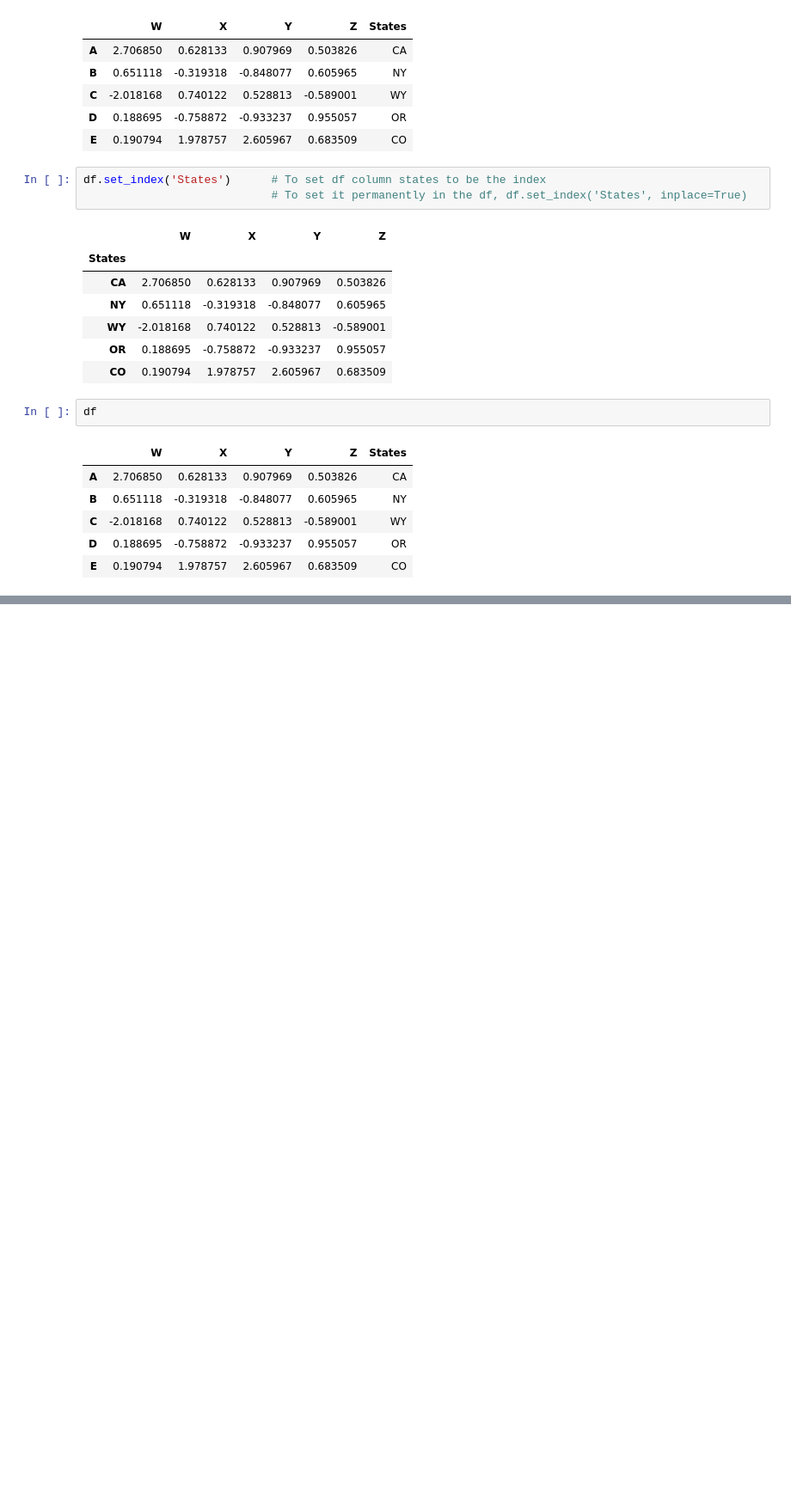
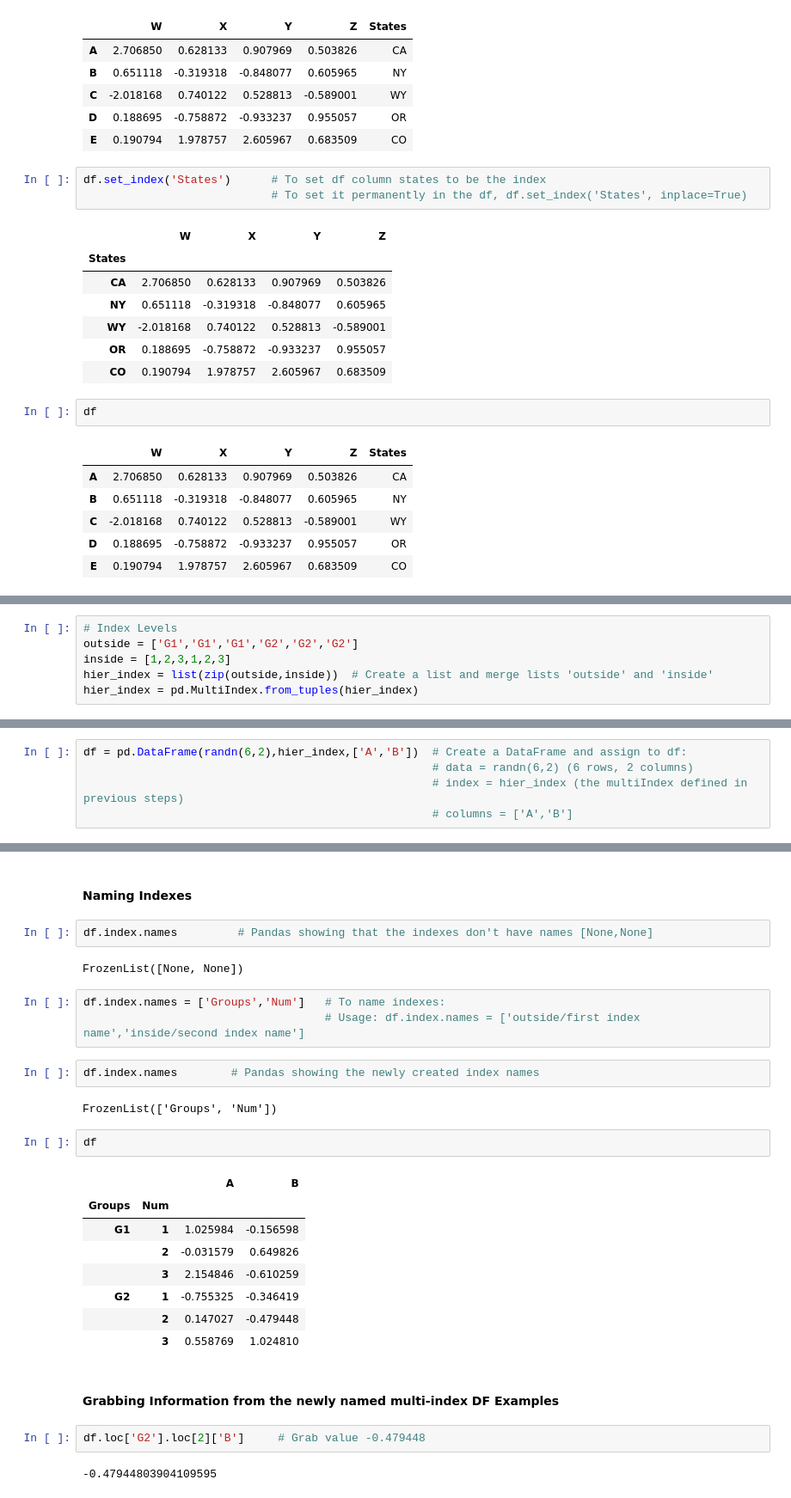
Before and after one commit to alchemistb/Python_for_data_sci, a Jupyter notebook: Pandas-DataFrames.ipynb, the cells around one changed output, grey strips where cells are left out. Shown: that part at 86% size. Saved outputs shown, nothing was run; the diff lists cells and outputs as text; blank space fills up the shorter version.

Commit message:
[Pandas - DataFrame]

```diff
--- a/Pandas-DataFrames.ipynb
+++ b/Pandas-DataFrames.ipynb
@@ -398,0 +403,6 @@ df
+# %%
+# Index Levels
+outside = ['G1','G1','G1','G2','G2','G2']
+inside = [1,2,3,1,2,3]
+hier_index = list(zip(outside,inside))  # Create a list and merge lists 'outside' and 'inside'
+hier_index = pd.MultiIndex.from_tuples(hier_index)
@@ -398,0 +428,5 @@ df
+# %%
+df = pd.DataFrame(randn(6,2),hier_index,['A','B'])  # Create a DataFrame and assign to df:
+                                                    # data = randn(6,2) (6 rows, 2 columns)
+                                                    # index = hier_index (the multiIndex defined in previous steps)
+                                                    # columns = ['A','B']
@@ -398,0 +474,30 @@ df
+# %% [markdown]
+<h4>Naming Indexes</h4>
+# %%
+df.index.names         # Pandas showing that the indexes don't have names [None,None]
+# %% [output]
+FrozenList([None, None])
+# %%
+df.index.names = ['Groups','Num']   # To name indexes:
+                                    # Usage: df.index.names = ['outside/first index name','inside/second index name']
+# %%
+df.index.names        # Pandas showing the newly created index names
+# %% [output]
+FrozenList(['Groups', 'Num'])
+# %%
+df
+# %% [output]
+|  |  | A | B |
+| Groups | Num |  |  |
+| G1 | 1 | 1.025984 | -0.156598 |
+|  | 2 | -0.031579 | 0.649826 |
+|  | 3 | 2.154846 | -0.610259 |
+| G2 | 1 | -0.755325 | -0.346419 |
+|  | 2 | 0.147027 | -0.479448 |
+|  | 3 | 0.558769 | 1.024810 |
+# %% [markdown]
+<h4>Grabbing Information from the newly named multi-index DF Examples</h4>
+# %%
+df.loc['G2'].loc[2]['B']     # Grab value -0.479448
+# %% [output]
+-0.47944803904109595
```
Also changed, not shown: parts of 22 cells of this notebook.
